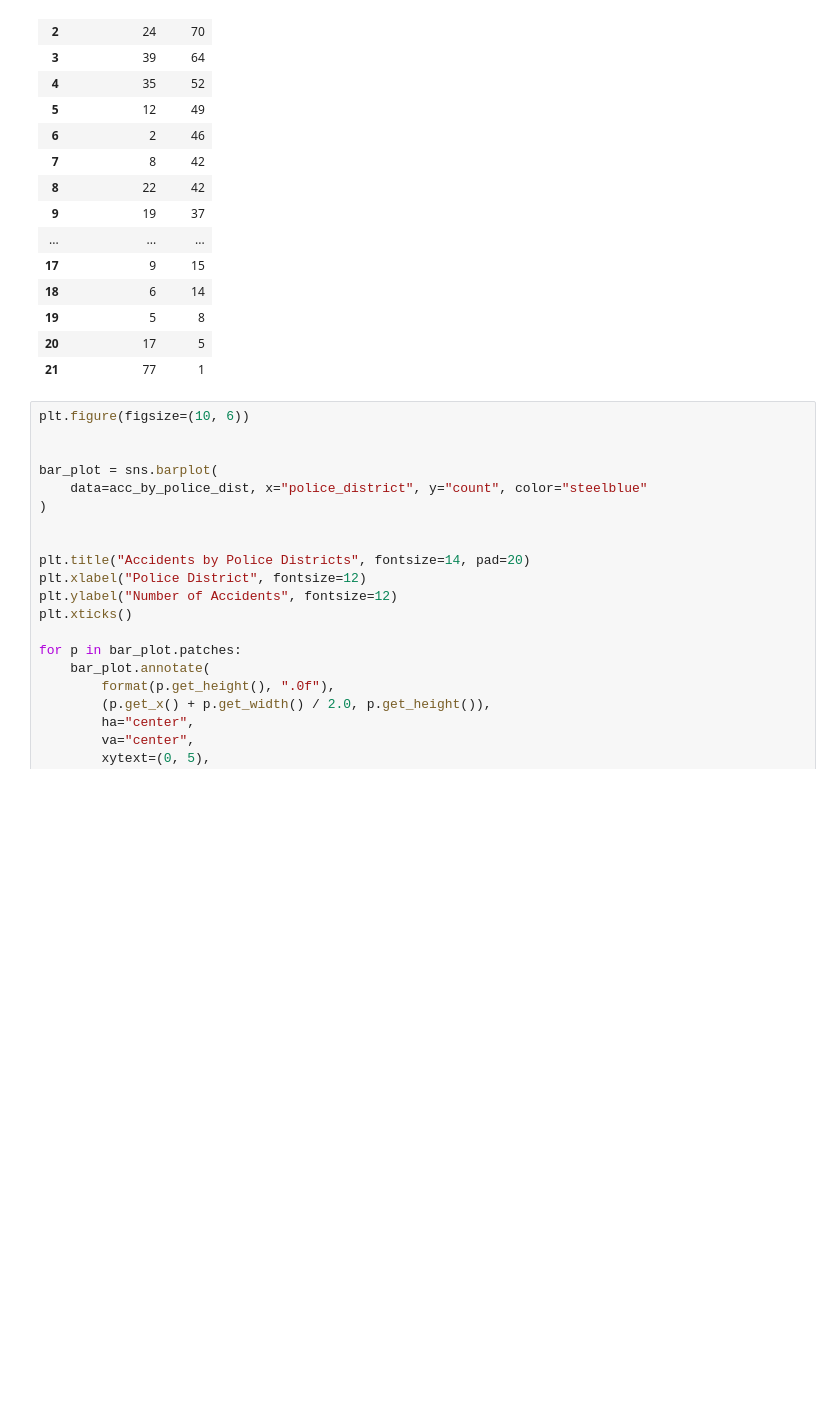
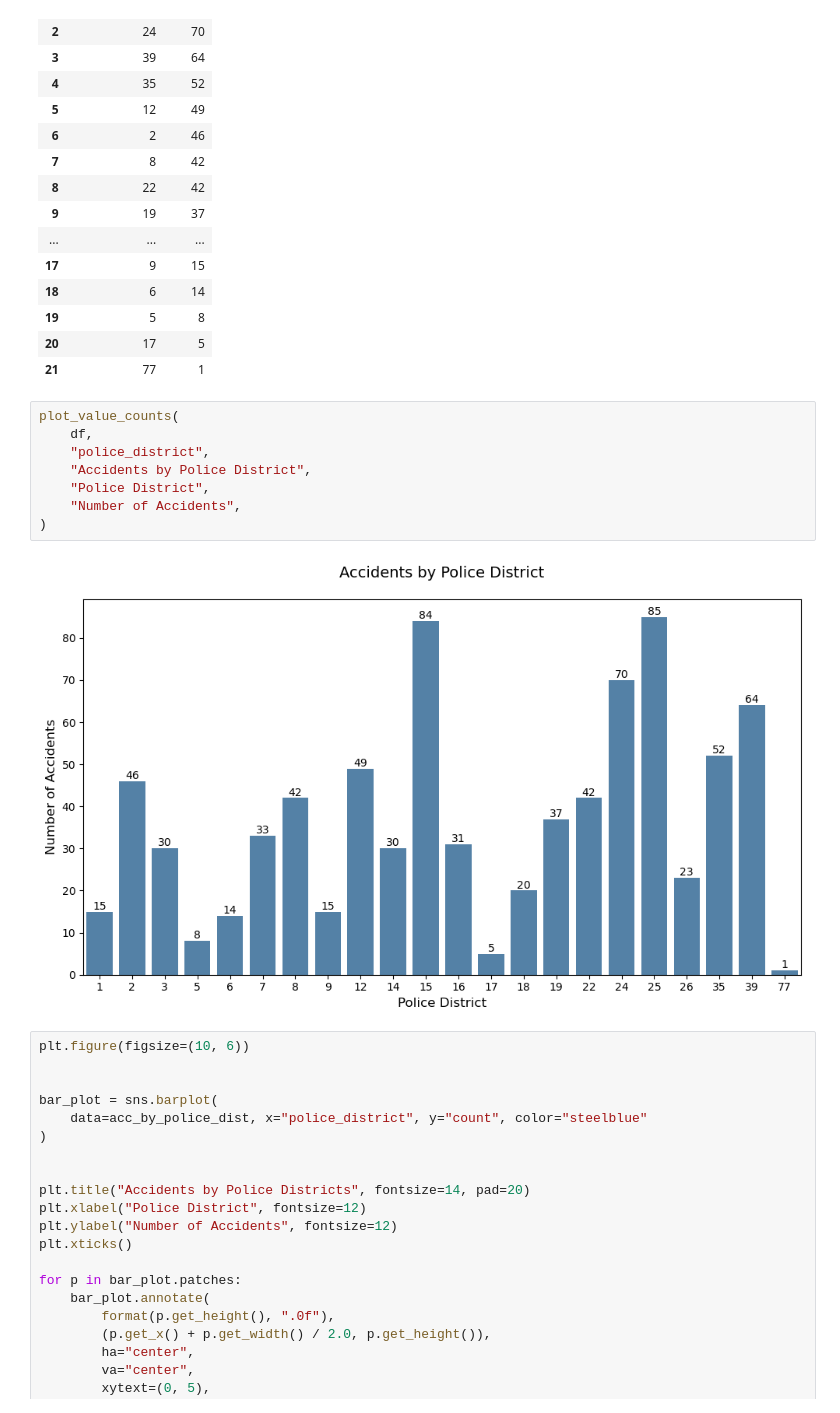
Before and after one commit to jibon-k/Philadelphia-crash-data, a Jupyter notebook: philadelphia_EDA.ipynb, the cells around one changed output. Drawn from its saved outputs; the diff is of its cells as text; blank space fills up the shorter version.

```diff
--- a/philadelphia_EDA.ipynb
+++ b/philadelphia_EDA.ipynb
@@ -286,6 +317,16 @@ acc_by_police_dist
 | 19 | 5 | 8 |
 | 20 | 17 | 5 |
 | 21 | 77 | 1 |
+# %%
+plot_value_counts(
+    df,
+    "police_district",
+    "Accidents by Police District",
+    "Police District",
+    "Number of Accidents",
+)
+# %% [output]
+[figure, added]
 # %%
 plt.figure(figsize=(10, 6))
 
```
Also changed, not shown: parts of 5 cells of this notebook.
